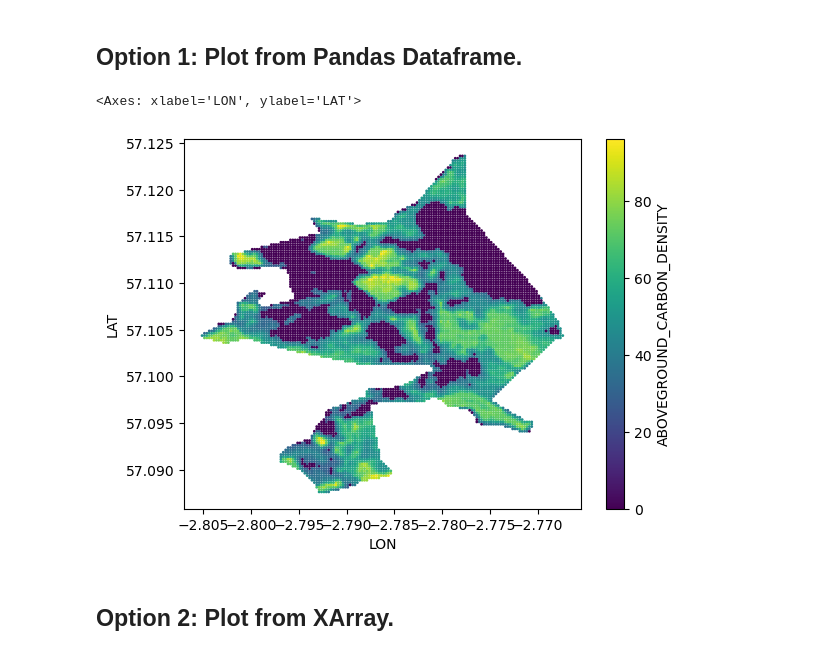
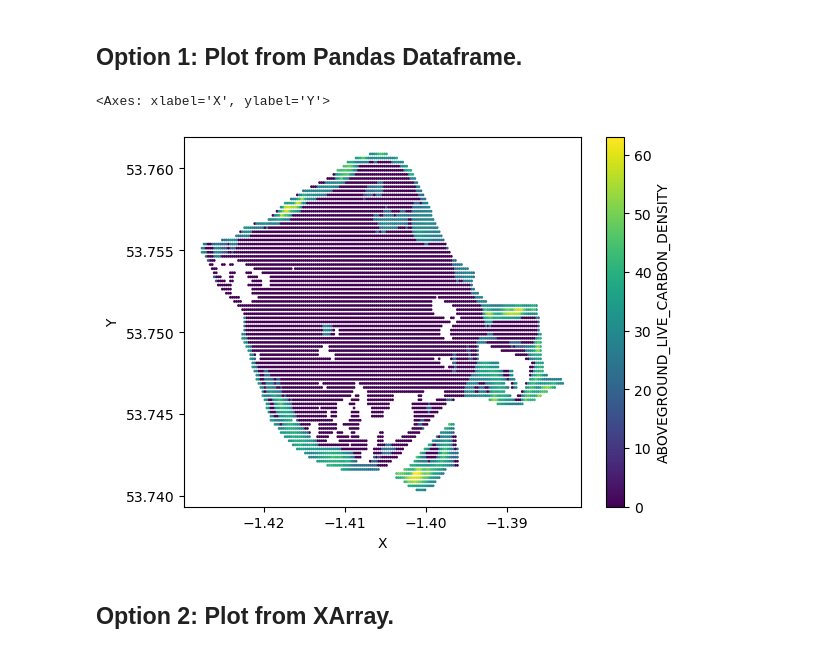
Before and after one commit to sabinenix/cecil-code-examples, a Jupyter notebook: plot-raster/plot-raster.ipynb, the cells around one changed output. Drawn from its saved outputs; the diff is of its cells as text; code cells hidden in the pictures.

```diff
--- a/plot-raster/plot-raster.ipynb
+++ b/plot-raster/plot-raster.ipynb
@@ -53,15 +55,15 @@ with snowflake.connector.connect(
 ## Option 1: Plot from Pandas Dataframe.
 # %%
 # Plot the data directly from pandas dataframe.
-df.plot(x="LON", y="LAT", # Plot latitude on y axis and longitude on x axis.
+df.plot(x="X", y="Y", # Plot latitude on y axis and longitude on x axis.
                kind="scatter", # Set the type of plot to be a scatter plot.
                s=1, # Set the marker size (higher numbers indicate larger markers)
-               c="ABOVEGROUND_CARBON_DENSITY", # Set the variable to color the markers by.
+               c="ABOVEGROUND_LIVE_CARBON_DENSITY", # Set the variable to color the markers by.
                colormap="viridis", # Set the colormap.
                )
 # %% [output]
-<Axes: xlabel='LON', ylabel='LAT'>
+<Axes: xlabel='X', ylabel='Y'>
-[figure, old version]
+[figure, new version]
 # %% [markdown]
 ## Option 2: Plot from XArray.
 # %%
```
Also changed, not shown: parts of 6 cells of this notebook, 3 other files.
